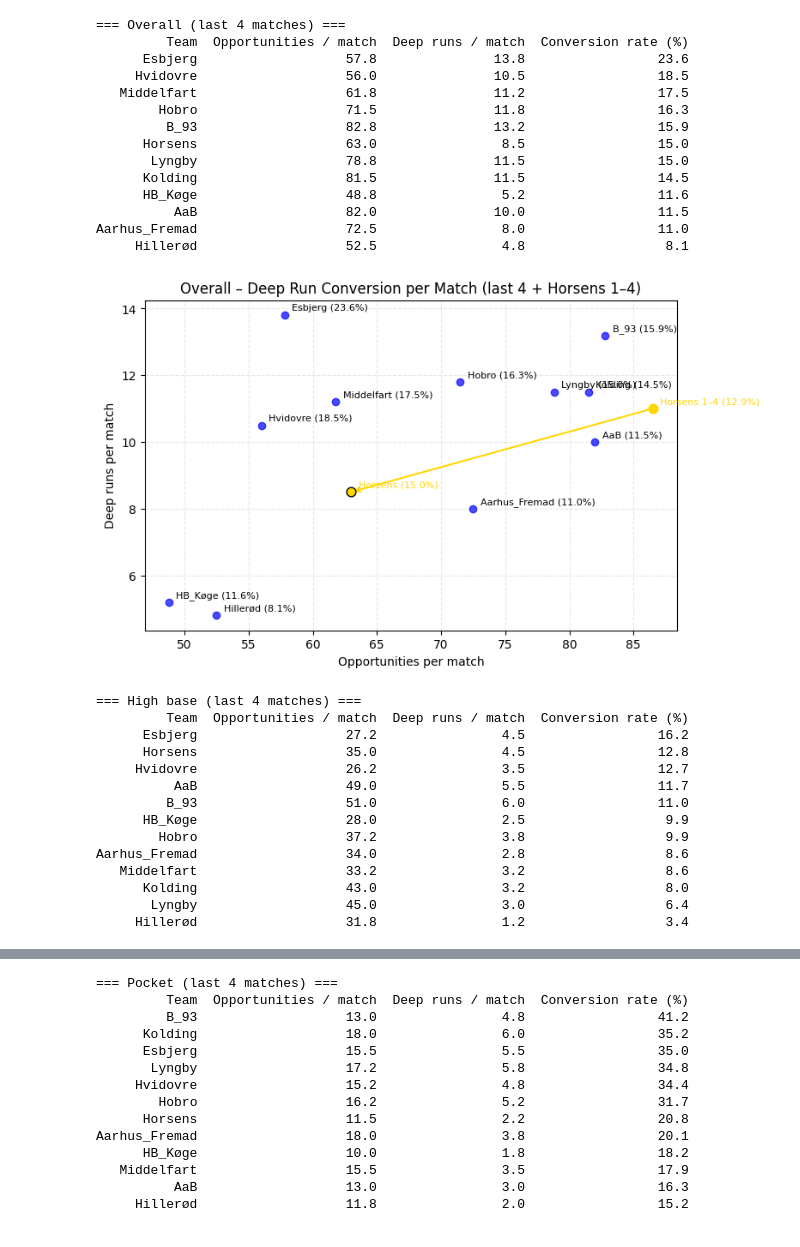
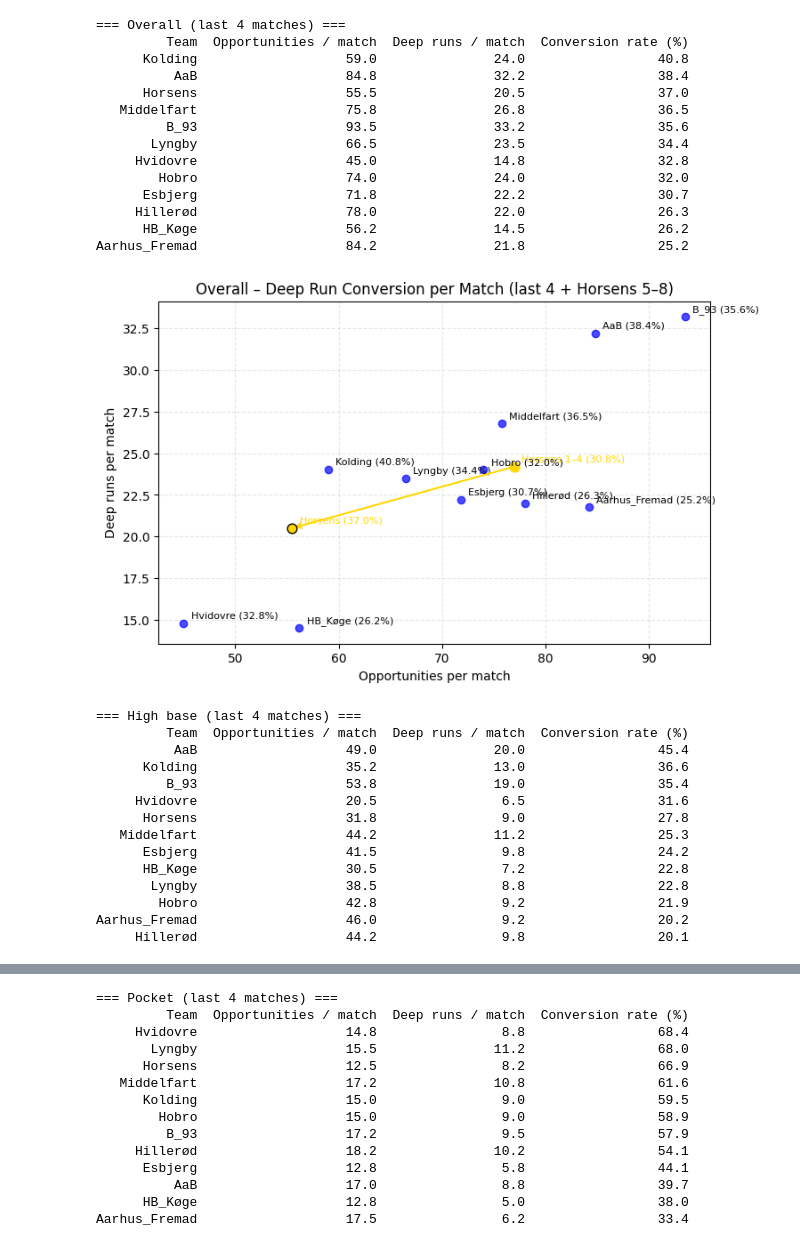
Before and after one commit to AC-Horsens/AC-Horsens-First-Team, a Jupyter notebook: 4-match evaluation.ipynb, the cells around one changed output, grey strips where cells are left out. Drawn from its saved outputs; the diff is of its cells as text; code cells hidden in the pictures.

```diff
--- a/4-match evaluation.ipynb
+++ b/4-match evaluation.ipynb
@@ -43,7 +43,6 @@ def load_all_teams(base_path: str, n_last_matches: int = 4) -> pd.DataFrame:
     # filter original to those dates per team
     df_filtered = df_all.merge(keep_dates, on=["team", "local_date"], how="inner")
     return df_filtered
-
 # -------- CORE CALC HELPERS --------
 def _mask_for_concept(df: pd.DataFrame, concept: str | None):
     """Return mask for: (concept True) AND (deep_run_opportunity True).
@@ -253,7 +252,7 @@ format_presentation_table(
 scatter_with_horsens_previous(
     overall_mean_current.rename(columns={"team": "team"}),
     overall_mean_previous.rename(columns={"team": "team"}),
-    title="Overall – Deep Run Conversion per Match (last 4 + Horsens 1–4)",
+    title="Overall – Deep Run Conversion per Match (last 4 + Horsens 5–8)",
     xlabel="Opportunities per match",
     ylabel="Deep runs per match"
 )
@@ -276,7 +275,7 @@ for concept in ["High base", "Pocket", "Width"]:
     scatter_with_horsens_previous(
         mean_current.rename(columns={"team": "team"}),
         mean_previous.rename(columns={"team": "team"}),
-        title=f"{concept} – Deep Run Conversion per Match (last 4 + Horsens 1–4)",
+        title=f"{concept} – Deep Run Conversion per Match (last 4 + Horsens 5-8)",
         xlabel=f"{concept} opportunities per match",
         ylabel=f"{concept} deep runs per match"
     )
@@ -285,29 +284,29 @@ for concept in ["High base", "Pocket", "Width"]:
 === Overall (last 4 matches) ===
          Team  Opportunities / match  Deep runs / match  Conversion rate (%)
-      Esbjerg                   57.8               13.8                 23.6
-     Hvidovre                   56.0               10.5                 18.5
-   Middelfart                   61.8               11.2                 17.5
-        Hobro                   71.5               11.8                 16.3
-         B_93                   82.8               13.2                 15.9
-      Horsens                   63.0                8.5                 15.0
-       Lyngby                   78.8               11.5                 15.0
-      Kolding                   81.5               11.5                 14.5
-      HB_Køge                   48.8                5.2                 11.6
-          AaB                   82.0               10.0                 11.5
-Aarhus_Fremad                   72.5                8.0                 11.0
-     Hillerød                   52.5                4.8                  8.1
+      Kolding                   59.0               24.0                 40.8
+          AaB                   84.8               32.2                 38.4
+      Horsens                   55.5               20.5                 37.0
+   Middelfart                   75.8               26.8                 36.5
+         B_93                   93.5               33.2                 35.6
+       Lyngby                   66.5               23.5                 34.4
+     Hvidovre                   45.0               14.8                 32.8
+        Hobro                   74.0               24.0                 32.0
+      Esbjerg                   71.8               22.2                 30.7
+     Hillerød                   78.0               22.0                 26.3
+      HB_Køge                   56.2               14.5                 26.2
+Aarhus_Fremad                   84.2               21.8                 25.2
-[figure, old version]
+[figure, new version]
 === High base (last 4 matches) ===
          Team  Opportunities / match  Deep runs / match  Conversion rate (%)
-      Esbjerg                   27.2                4.5                 16.2
-      Horsens                   35.0                4.5                 12.8
-     Hvidovre                   26.2                3.5                 12.7
-          AaB                   49.0                5.5                 11.7
-         B_93                   51.0                6.0                 11.0
-      HB_Køge                   28.0                2.5                  9.9
-        Hobro                   37.2                3.8                  9.9
-Aarhus_Fremad                   34.0                2.8                  8.6
-   Middelfart                   33.2                3.2                  8.6
-      Kolding                   43.0                3.2                  8.0
-       Lyngby                   45.0                3.0                  6.4
-     Hillerød                   31.8                1.2                  3.4
+          AaB                   49.0               20.0                 45.4
+      Kolding                   35.2               13.0                 36.6
+         B_93                   53.8               19.0                 35.4
+     Hvidovre                   20.5                6.5                 31.6
+      Horsens                   31.8                9.0                 27.8
+   Middelfart                   44.2               11.2                 25.3
+      Esbjerg                   41.5                9.8                 24.2
+      HB_Køge                   30.5                7.2                 22.8
+       Lyngby                   38.5                8.8                 22.8
+        Hobro                   42.8                9.2                 21.9
+Aarhus_Fremad                   46.0                9.2                 20.2
+     Hillerød                   44.2                9.8                 20.1
@@ -315,14 +314,14 @@ Aarhus_Fremad                   34.0                2.8                  8.6
 === Pocket (last 4 matches) ===
          Team  Opportunities / match  Deep runs / match  Conversion rate (%)
-         B_93                   13.0                4.8                 41.2
-      Kolding                   18.0                6.0                 35.2
-      Esbjerg                   15.5                5.5                 35.0
-       Lyngby                   17.2                5.8                 34.8
-     Hvidovre                   15.2                4.8                 34.4
-        Hobro                   16.2                5.2                 31.7
-      Horsens                   11.5                2.2                 20.8
-Aarhus_Fremad                   18.0                3.8                 20.1
-      HB_Køge                   10.0                1.8                 18.2
-   Middelfart                   15.5                3.5                 17.9
-          AaB                   13.0                3.0                 16.3
-     Hillerød                   11.8                2.0                 15.2
+     Hvidovre                   14.8                8.8                 68.4
+       Lyngby                   15.5               11.2                 68.0
+      Horsens                   12.5                8.2                 66.9
+   Middelfart                   17.2               10.8                 61.6
+      Kolding                   15.0                9.0                 59.5
+        Hobro                   15.0                9.0                 58.9
+         B_93                   17.2                9.5                 57.9
+     Hillerød                   18.2               10.2                 54.1
+      Esbjerg                   12.8                5.8                 44.1
+          AaB                   17.0                8.8                 39.7
+      HB_Køge                   12.8                5.0                 38.0
+Aarhus_Fremad                   17.5                6.2                 33.4
```
Also changed, not shown: parts of 1 cell of this notebook, 46 other files.
